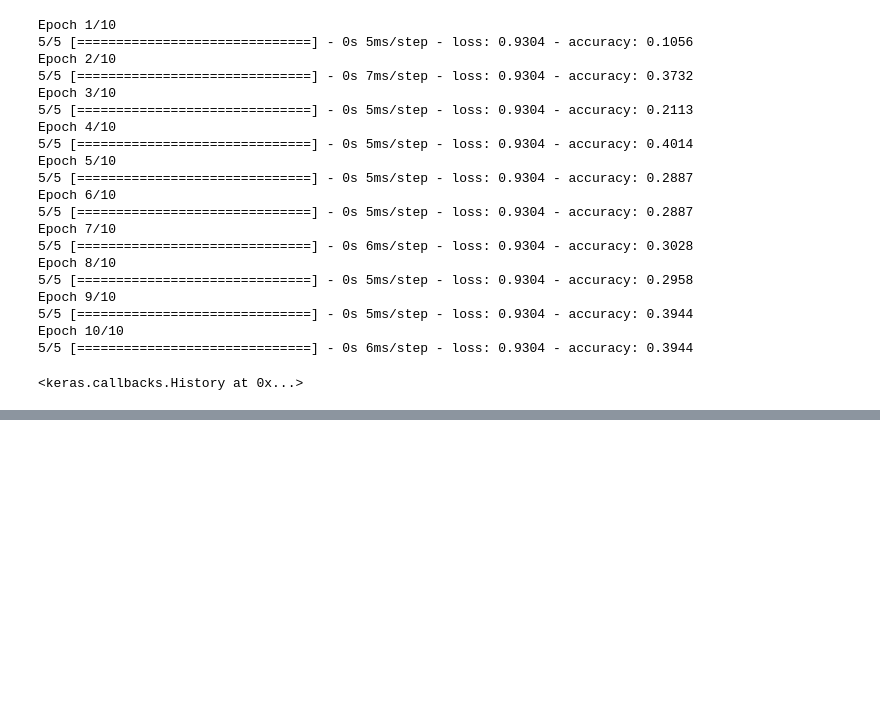
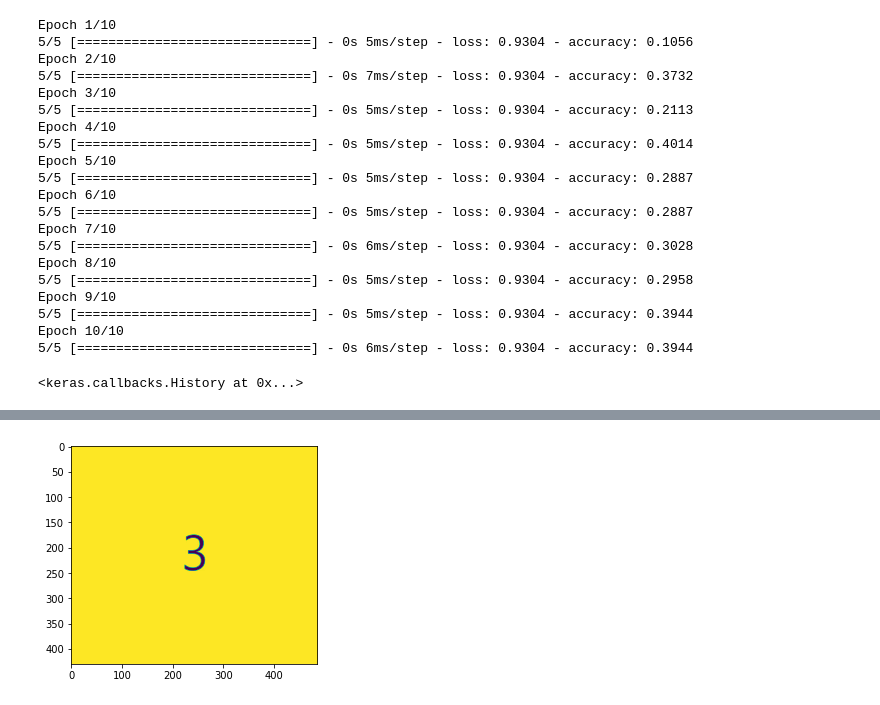
Before and after one commit to eaglehkim/python, a Jupyter notebook: prac4.ipynb, the cells around one changed output, grey strips where cells are left out. Drawn from its saved outputs; the diff is of its cells as text; code cells hidden in the pictures; blank space fills up the shorter version.

```diff
--- a/prac4.ipynb
+++ b/prac4.ipynb
@@ -1358,0 +1566,7 @@ Epoch 10/10
+# %%
+import cv2
+test_1 =  cv2.imread("/content/number.jpg", cv2.IMREAD_GRAYSCALE)
+# %%
+plt.imshow(test_1);
+# %% [output]
+[figure, added]
```
Also changed, not shown: parts of 34 cells of this notebook.
